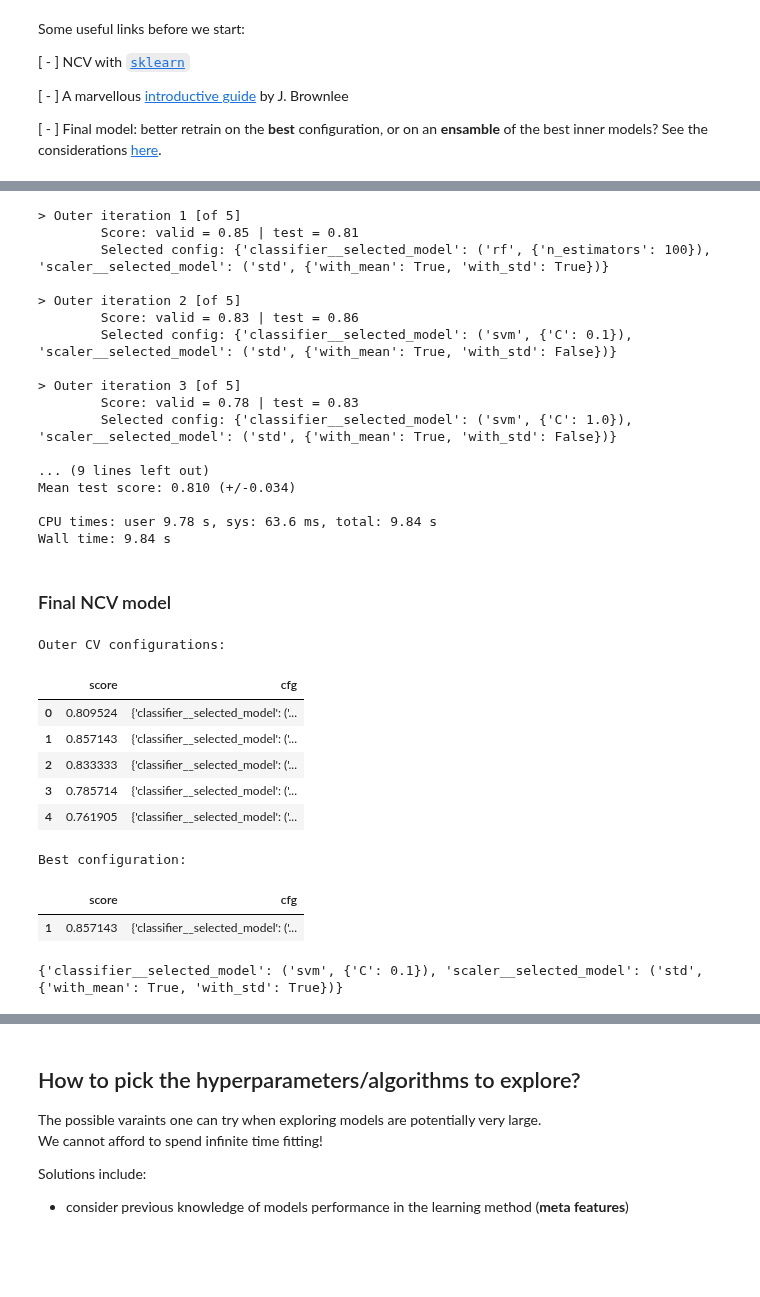
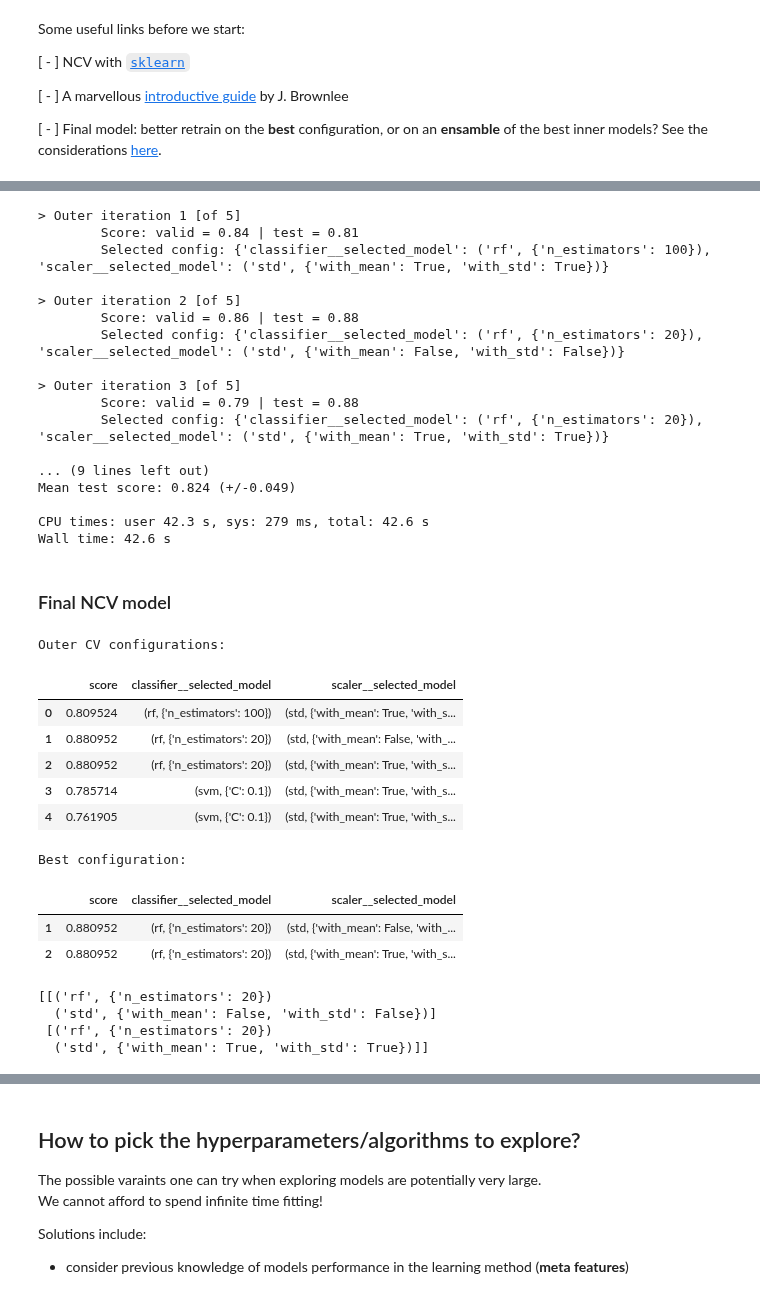
Before and after one commit to astrostatistics-in-crete/2022_summer_school, a Jupyter notebook: ML_Practises/ML_Practises_W_answerkey.ipynb, the cells around one changed output, grey strips where cells are left out. Saved outputs shown, nothing was run; the diff lists cells and outputs as text; code cells hidden in the pictures; blank space fills up the shorter version.

```diff
--- a/ML_Practises/ML_Practises_W_answerkey.ipynb
+++ b/ML_Practises/ML_Practises_W_answerkey.ipynb
@@ -547,7 +521,7 @@ def inner_CV(X_train, y_train, n_splits_inner, verbose=0):
         }),
         'classifier__selected_model': models.named_steps['classifier'].generate({
             'svm__C': [0.1, 1.0],
-            'rf__n_estimators': [100, 20],
+            'rf__n_estimators': [20, 100],
         })
     }
 
@@ -584,13 +558,13 @@ for i, (train_ix, test_ix) in enumerate(cv_outer.split(X_train)):
     # NOTE: Inside the inner CV, X_outer_train will be further split in the
     #       inner train and validation sets by GridSearchCV
 
-    # Getting the best performing model:
-    best_model = result.best_estimator_
+    # Getting the best performing model from the inner iteration:
+    best_inner_model = result.best_estimator_
 
     # > Evaluating model on the test fold
 
-    # Predicting test labels:
-    yhat_outer_test = best_model.predict(X_outer_test)
+    # Predicting labels on the outer test fold:
+    yhat_outer_test = best_inner_model.predict(X_outer_test)
 
     # Scoring the model on test fold:
     score = sklearn.metrics.accuracy_score(y_outer_test, yhat_outer_test)
@@ -604,7 +578,10 @@ for i, (train_ix, test_ix) in enumerate(cv_outer.split(X_train)):
     print('\tScore: valid = %.2f | test = %.2f' % (np.abs(result.best_score_), score))
     print('\tSelected config: %s' % result.best_params_, end='\n\n')
 
-df_outer_models = pd.DataFrame(outer_models).T
+# Converting <outer_models> to a dataframe, for better visualization:
+df_score = pd.DataFrame([outer_model['score'] for key, outer_model in outer_models.items()], columns=['score'])
+df_cfg   = pd.DataFrame([outer_model['cfg'] for key, outer_model in outer_models.items()])
+df_outer_models = pd.concat([df_score, df_cfg], axis=1)
 
 # Summarizing the estimated performance of the model:
 print()
@@ -612,47 +589,53 @@ print('Mean test score: %.3f (+/-%.3f)\n' %
       (np.mean(df_outer_models['score']), np.std(df_outer_models['score'])))
 # %% [output]
 > Outer iteration 1 [of 5]
-        Score: valid = 0.85 | test = 0.81
+        Score: valid = 0.84 | test = 0.81
         Selected config: {'classifier__selected_model': ('rf', {'n_estimators': 100}), 'scaler__selected_model': ('std', {'with_mean': True, 'with_std': True})}
 
 > Outer iteration 2 [of 5]
-        Score: valid = 0.83 | test = 0.86
-        Selected config: {'classifier__selected_model': ('svm', {'C': 0.1}), 'scaler__selected_model': ('std', {'with_mean': True, 'with_std': False})}
+        Score: valid = 0.86 | test = 0.88
+        Selected config: {'classifier__selected_model': ('rf', {'n_estimators': 20}), 'scaler__selected_model': ('std', {'with_mean': False, 'with_std': False})}
 
 > Outer iteration 3 [of 5]
-        Score: valid = 0.78 | test = 0.83
-        Selected config: {'classifier__selected_model': ('svm', {'C': 1.0}), 'scaler__selected_model': ('std', {'with_mean': True, 'with_std': False})}
+        Score: valid = 0.79 | test = 0.88
+        Selected config: {'classifier__selected_model': ('rf', {'n_estimators': 20}), 'scaler__selected_model': ('std', {'with_mean': True, 'with_std': True})}
 
 ... (9 lines left out)
-Mean test score: 0.810 (+/-0.034)
+Mean test score: 0.824 (+/-0.049)
 
-CPU times: user 9.78 s, sys: 63.6 ms, total: 9.84 s
-Wall time: 9.84 s
+CPU times: user 42.3 s, sys: 279 ms, total: 42.6 s
+Wall time: 42.6 s
 # %% [markdown]
 ### Final NCV model
 # %%
 # Picking best configuration
-# IMPORTANT: reverse min/max if the selection maximises the score!
+# IMPORTANT: Pick min/max score if the selection minimizes/maximises the score!
+#            e.g., when using -log(score)
 
 print('Outer CV configurations:')
 display(df_outer_models)
 print('Best configuration:')
-display(df_outer_models[df_outer_models['score'] == df_outer_models['score'].max()])
+df_best = df_outer_models[df_outer_models['score'] == df_outer_models['score'].max()]
+display(df_best)
 
-best_config = df_outer_models[df_outer_models['score'] == df_outer_models['score'].min()]['cfg'].values[0]
+best_config = df_best.drop ('score', axis=1).values
 print(best_config)
 # %% [output]
 Outer CV configurations:
-|  | score | cfg |
-| 0 | 0.809524 | {'classifier__selected_model': ('... |
-| 1 | 0.857143 | {'classifier__selected_model': ('... |
-| 2 | 0.833333 | {'classifier__selected_model': ('... |
-| 3 | 0.785714 | {'classifier__selected_model': ('... |
-| 4 | 0.761905 | {'classifier__selected_model': ('... |
+|  | score | classifier__selected_model | scaler__selected_model |
+| 0 | 0.809524 | (rf, {'n_estimators': 100}) | (std, {'with_mean': True, 'with_s... |
+| 1 | 0.880952 | (rf, {'n_estimators': 20}) | (std, {'with_mean': False, 'with_... |
+| 2 | 0.880952 | (rf, {'n_estimators': 20}) | (std, {'with_mean': True, 'with_s... |
+| 3 | 0.785714 | (svm, {'C': 0.1}) | (std, {'with_mean': True, 'with_s... |
+| 4 | 0.761905 | (svm, {'C': 0.1}) | (std, {'with_mean': True, 'with_s... |
 Best configuration:
-|  | score | cfg |
-| 1 | 0.857143 | {'classifier__selected_model': ('... |
+|  | score | classifier__selected_model | scaler__selected_model |
+| 1 | 0.880952 | (rf, {'n_estimators': 20}) | (std, {'with_mean': False, 'with_... |
+| 2 | 0.880952 | (rf, {'n_estimators': 20}) | (std, {'with_mean': True, 'with_s... |
-{'classifier__selected_model': ('svm', {'C': 0.1}), 'scaler__selected_model': ('std', {'with_mean': True, 'with_std': True})}
+[[('rf', {'n_estimators': 20})
+  ('std', {'with_mean': False, 'with_std': False})]
+ [('rf', {'n_estimators': 20})
+  ('std', {'with_mean': True, 'with_std': True})]]
 # %%
 # Retraining best configuration on all training data:
 
```
Also changed, not shown: parts of 19 cells of this notebook.
